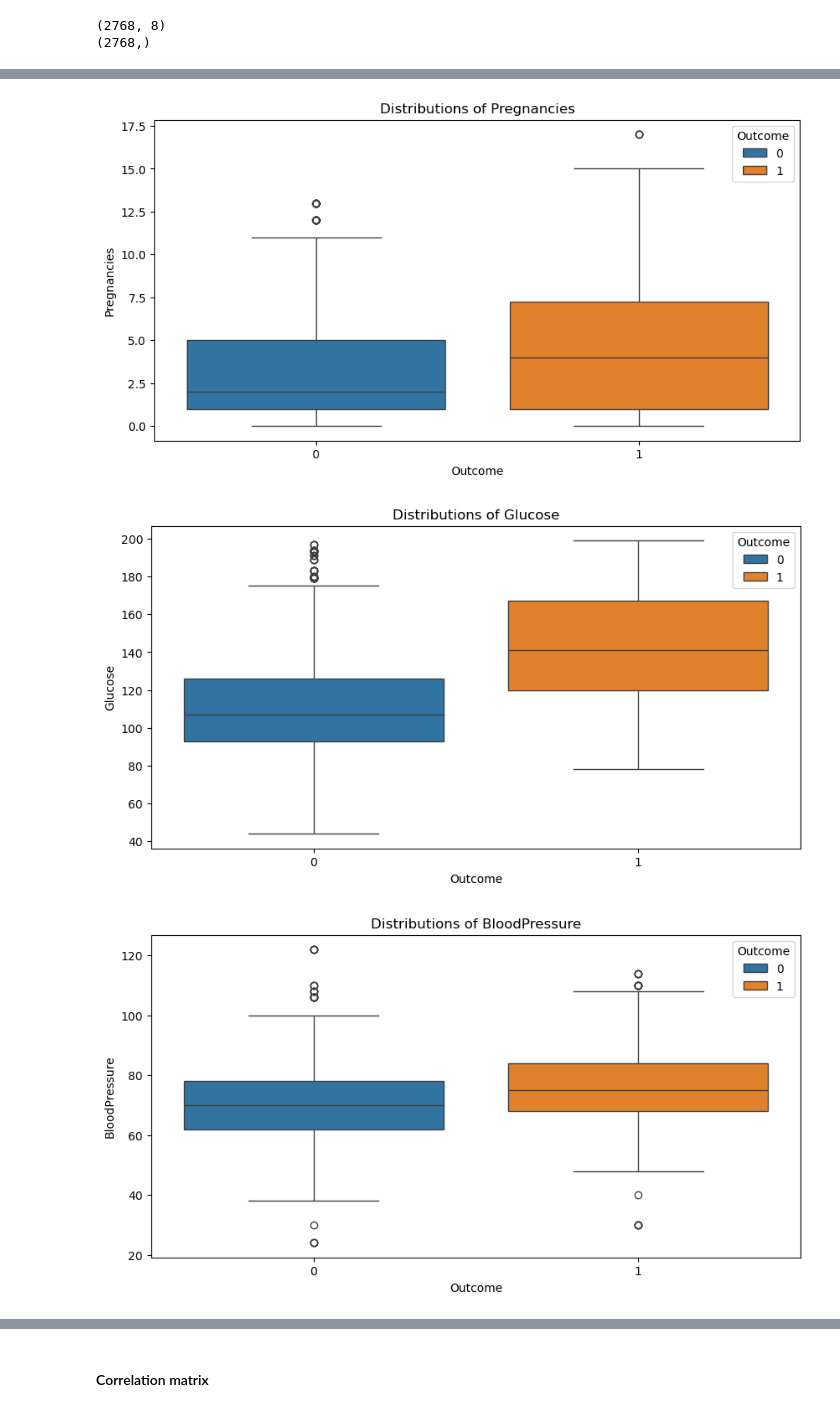
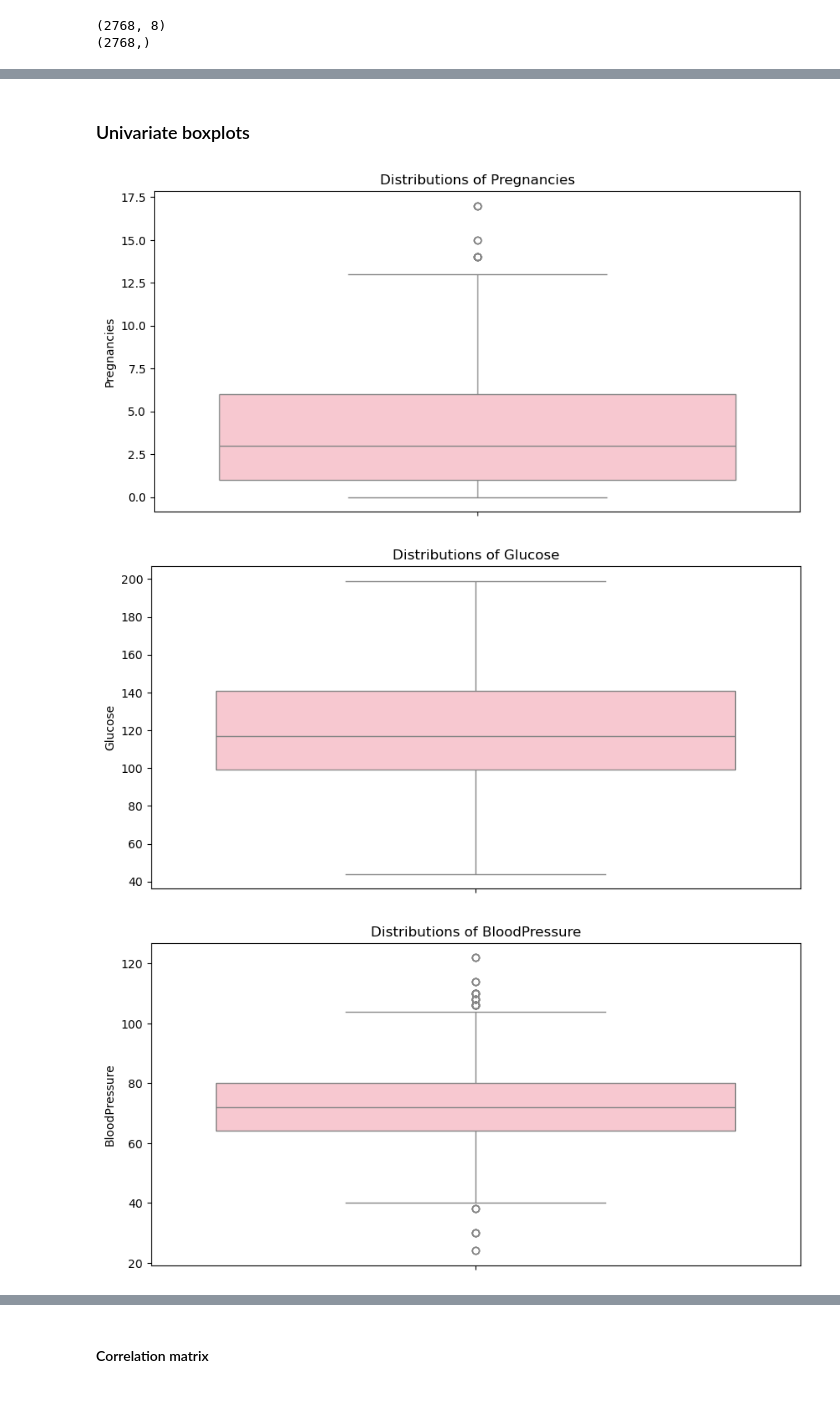
Before and after one commit to LewGoesB00M/CMP6202, a Jupyter notebook: Assignment/Code/CMP6202 Assignment 2.ipynb, the cells around one changed output, grey strips where cells are left out. Drawn from its saved outputs; the diff is of its cells as text; code cells hidden in the pictures.

```diff
--- a/Assignment/Code/CMP6202 Assignment 2.ipynb
+++ b/Assignment/Code/CMP6202 Assignment 2.ipynb
@@ -181,11 +189,13 @@ X_train, X_test, y_train, y_test = train_test_split(X, y, test_size = 0.2, rando
+# %% [markdown]
+### Univariate boxplots
 # %%
 for col in X_train:
     plt.figure(figsize = (10, 5))
-    sns.boxplot(data = df, y = col, x = y, hue = y)
+    sns.boxplot(data = df, y = col, color = "pink")
     # While "x = y" is somewhat illogical, it's important to know that "y" is the Outcome column.
     plt.title(f'Distributions of {col}')
     plt.show()
 # %% [output]
-[figure, old version]
+[figure, new version]
-[figure, old version]
+[figure, new version]
-[figure, old version]
+[figure, new version]
```
Also changed, not shown: parts of 19 cells of this notebook, 35 other files.
